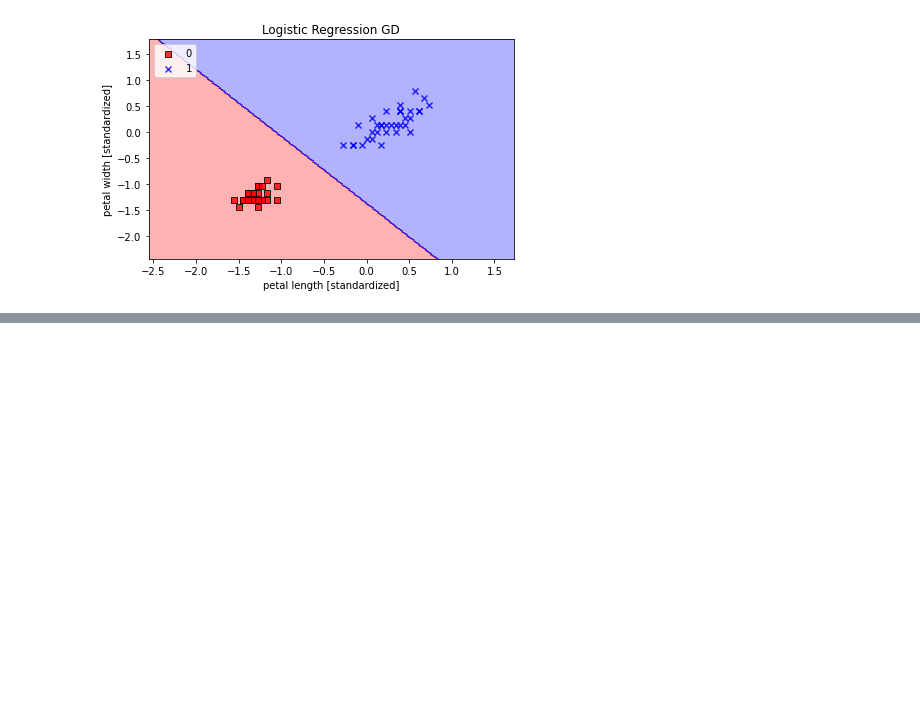
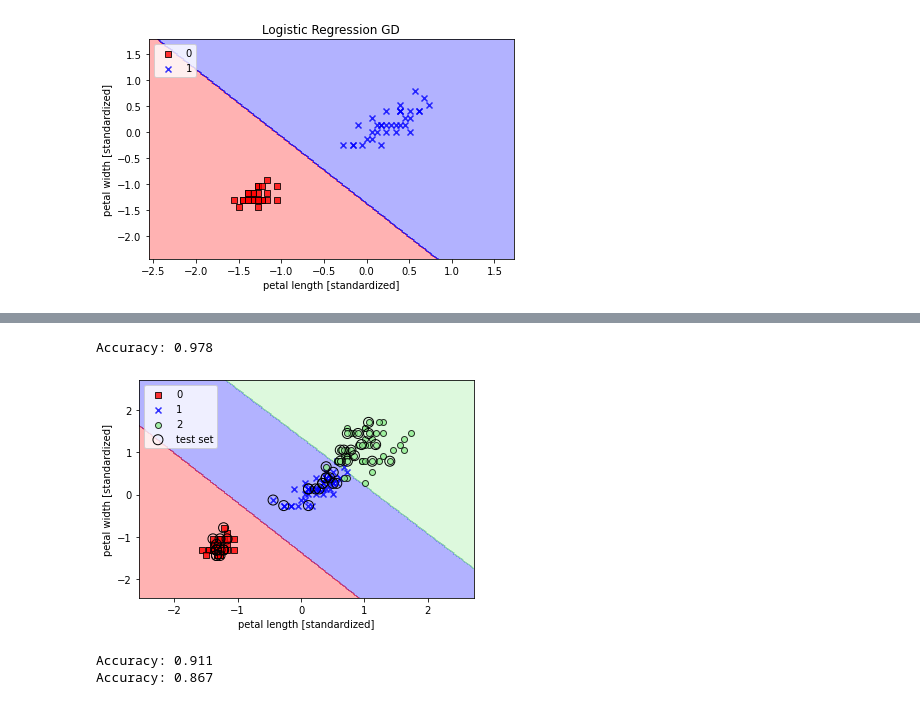
Before and after one commit to slevgolo/book-python-machine-learning, a Jupyter notebook: application/app/Chapter3/ch3.ipynb, the cells around one changed output, grey strips where cells are left out. Drawn from its saved outputs; the diff is of its cells as text; code cells hidden in the pictures; blank space fills up the shorter version.

Commit message:
add class LogisticRegressionGD continue working on chapter 3, SVM and decision trees

```diff
--- a/application/app/Chapter3/ch3.ipynb
+++ b/application/app/Chapter3/ch3.ipynb
@@ -293,0 +295,23 @@ plt.show()
+# %%
+svm = SVC(kernel='linear', C=1, random_state=1)
+svm.fit(X_train_std, y_train)
+print('Accuracy: %.3f' % svm.score(X_test_std, y_test))
+plot_decision_regions(X_combined_std, y_combined, classifier=svm, test_idx=range(105, 150))
+plt.ylabel('petal width [standardized]')
+plt.xlabel('petal length [standardized]')
+plt.legend(loc='upper left')
+plt.show()
+# %% [output]
+Accuracy: 0.978
+[figure, added]
+# %%
+# large datasets
+from sklearn.linear_model import SGDClassifier
+svm2 = SGDClassifier(loss='hinge', random_state=1)
+svm2.fit(X_train_std[:50, :], y_train[:50])
+print('Accuracy: %.3f' % svm2.score(X_test_std, y_test))
+svm2.partial_fit(X_train_std[50:, :], y_train[50:])
+print('Accuracy: %.3f' % svm2.score(X_test_std, y_test))
+# %% [output]
+Accuracy: 0.911
+Accuracy: 0.867
```
Also changed, not shown: parts of 20 cells of this notebook, 2 other files.
